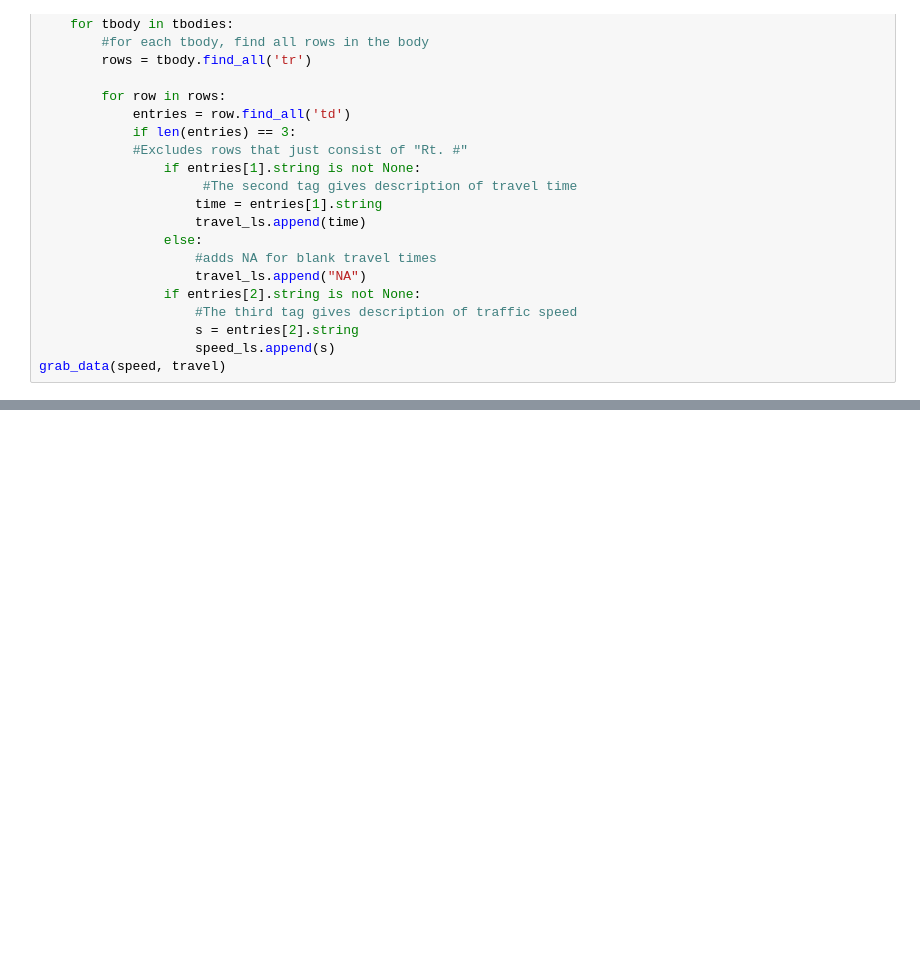
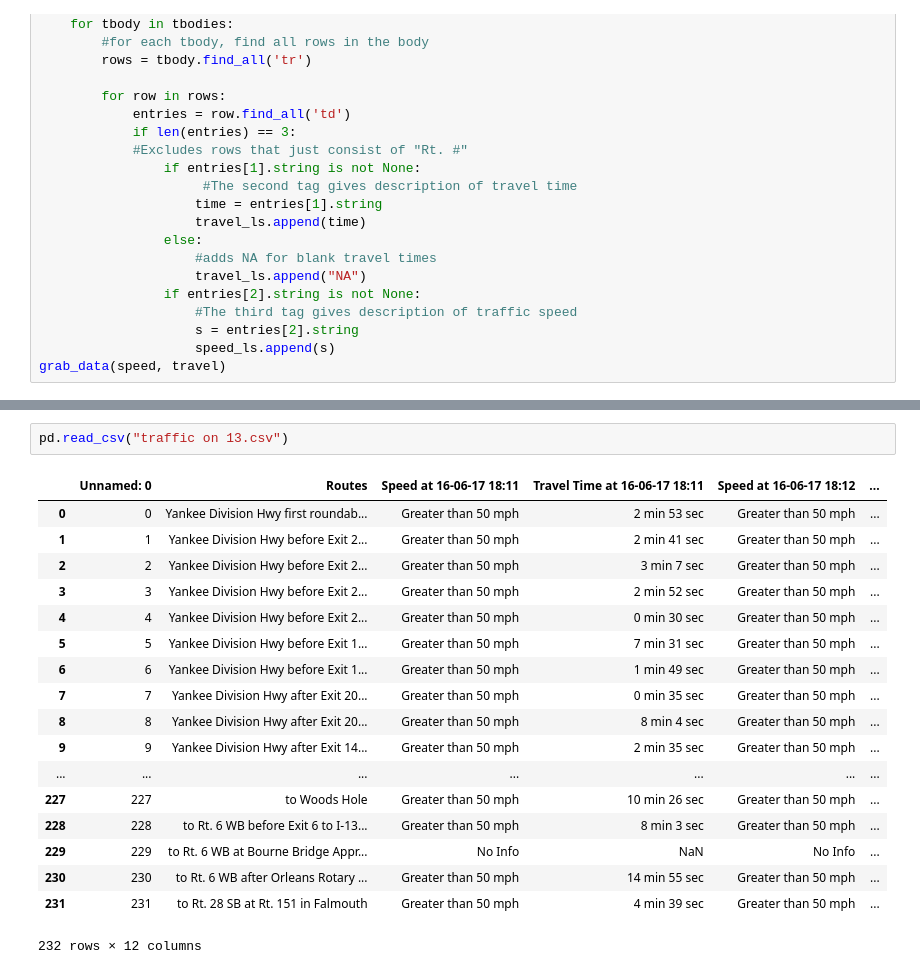
Before and after one commit to onefishy/TRiCAM_BostonAQ, a Jupyter notebook: traffic_data_scripting.ipynb, the cells around one changed output, grey strips where cells are left out. Cells and saved outputs as stored; diff of their text form; blank space fills up the shorter version.

Commit message:
final traffic data scripting code

```diff
--- a/traffic_data_scripting.ipynb
+++ b/traffic_data_scripting.ipynb
@@ -147,0 +188,21 @@ df
+# %%
+pd.read_csv("traffic on 13.csv")
+# %% [output]
+|  | Unnamed: 0 | Routes | Speed at 16-06-17 18:11 | Travel Time at 16-06-17 18:11 | Speed at 16-06-17 18:12 | ... |
+| 0 | 0 | Yankee Division Hwy first roundab... | Greater than 50 mph | 2 min 53 sec | Greater than 50 mph | ... |
+| 1 | 1 | Yankee Division Hwy before Exit 2... | Greater than 50 mph | 2 min 41 sec | Greater than 50 mph | ... |
+| 2 | 2 | Yankee Division Hwy before Exit 2... | Greater than 50 mph | 3 min 7 sec | Greater than 50 mph | ... |
+| 3 | 3 | Yankee Division Hwy before Exit 2... | Greater than 50 mph | 2 min 52 sec | Greater than 50 mph | ... |
+| 4 | 4 | Yankee Division Hwy before Exit 2... | Greater than 50 mph | 0 min 30 sec | Greater than 50 mph | ... |
+| 5 | 5 | Yankee Division Hwy before Exit 1... | Greater than 50 mph | 7 min 31 sec | Greater than 50 mph | ... |
+| 6 | 6 | Yankee Division Hwy before Exit 1... | Greater than 50 mph | 1 min 49 sec | Greater than 50 mph | ... |
+| 7 | 7 | Yankee Division Hwy after Exit 20... | Greater than 50 mph | 0 min 35 sec | Greater than 50 mph | ... |
+| 8 | 8 | Yankee Division Hwy after Exit 20... | Greater than 50 mph | 8 min 4 sec | Greater than 50 mph | ... |
+| 9 | 9 | Yankee Division Hwy after Exit 14... | Greater than 50 mph | 2 min 35 sec | Greater than 50 mph | ... |
+| ... | ... | ... | ... | ... | ... | ... |
+| 227 | 227 | to Woods Hole | Greater than 50 mph | 10 min 26 sec | Greater than 50 mph | ... |
+| 228 | 228 | to Rt. 6 WB before Exit 6 to I-13... | Greater than 50 mph | 8 min 3 sec | Greater than 50 mph | ... |
+| 229 | 229 | to Rt. 6 WB at Bourne Bridge Appr... | No Info | NaN | No Info | ... |
+| 230 | 230 | to Rt. 6 WB after Orleans Rotary ... | Greater than 50 mph | 14 min 55 sec | Greater than 50 mph | ... |
+| 231 | 231 | to Rt. 28 SB at Rt. 151 in Falmouth | Greater than 50 mph | 4 min 39 sec | Greater than 50 mph | ... |
+232 rows × 12 columns
```
Also changed, not shown: parts of 7 cells of this notebook, 1 other file.
